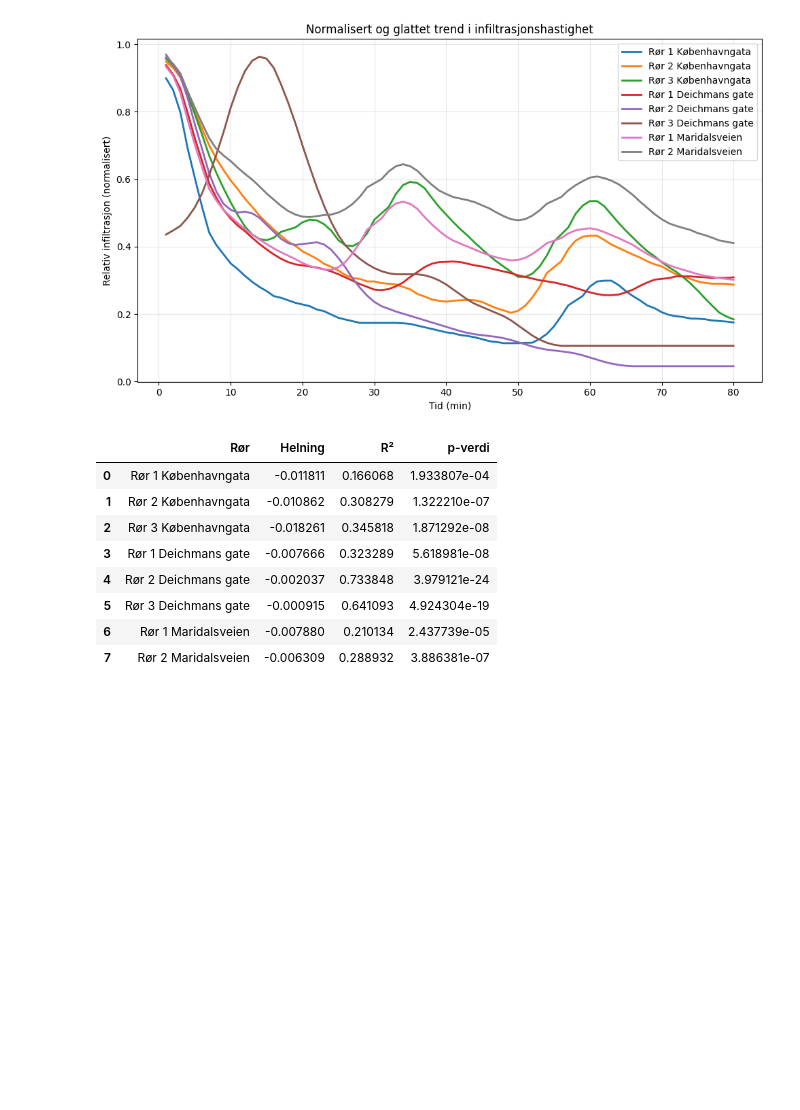
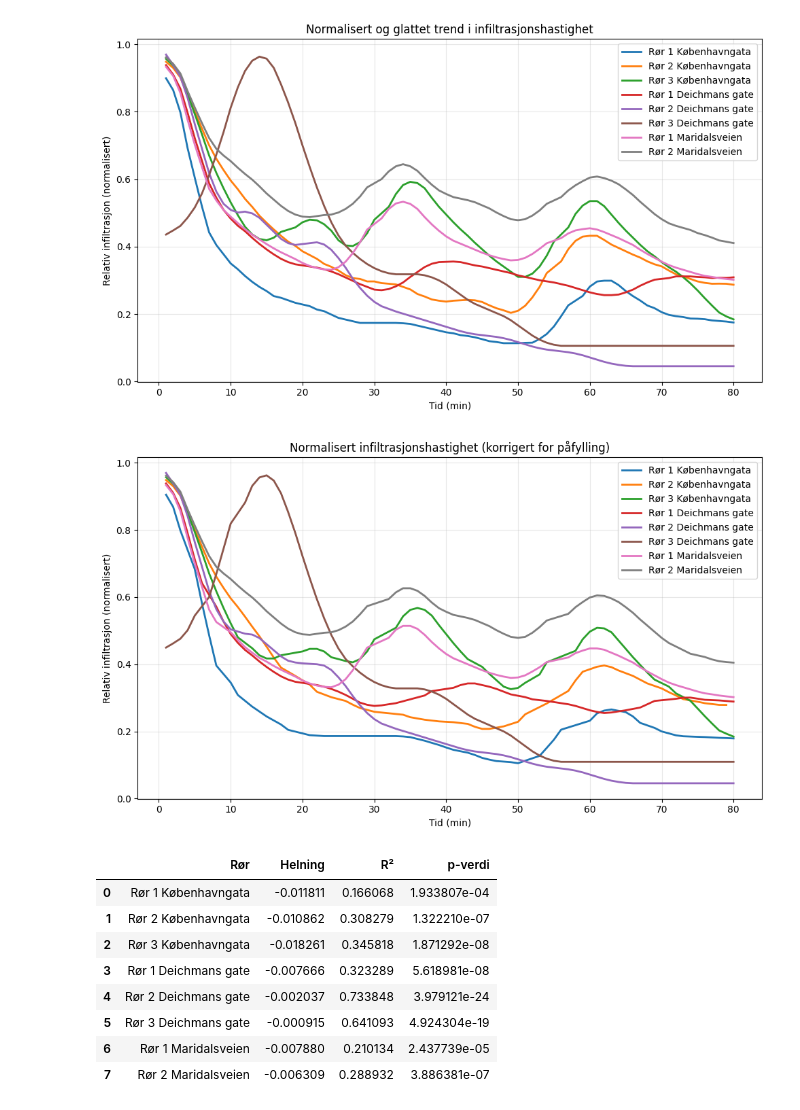
Before and after one commit to jsandtangen/Bachelor, a Jupyter notebook: notebook.ipynb, the cells around one changed output. Drawn from its saved outputs; the diff is of its cells as text; code cells hidden in the pictures; blank space fills up the shorter version.

```diff
--- a/notebook.ipynb
+++ b/notebook.ipynb
@@ -338,6 +338,50 @@ plt.tight_layout()
 plt.show()
 # %% [output]
 [figure]
+# %%
+plt.figure(figsize=(10, 6))
+
+for col in df_hastighet.columns:
+    if col != "Tid i minutter":
+        data = df_hastighet[col].copy()
+        t = df_hastighet["Tid i minutter"]
+
+        # 🔹 Fjern NaN
+        mask = data.notna()
+        data = data[mask]
+        t = t[mask]
+
+        # 🔹 Fjern positive hopp (påfylling)
+        diff_pct = data.pct_change()
+        mask_clean = (diff_pct < 0.15) | (diff_pct.isna())
+        data = data[mask_clean]
+        t = t[mask_clean]
+
+        # 🔹 Hopp over hvis for lite data
+        if len(data) < 5:
+            continue
+
+        # 🔹 Glatting
+        data_smooth = data.rolling(window=7, center=True, min_periods=1).mean()
+
+        # 🔹 Normalisering
+        norm = data_smooth / data_smooth.max()
+
+        # 🔹 Ekstra glatting
+        norm_smooth = norm.rolling(window=5, center=True, min_periods=1).mean()
+
+        # 🔹 Plot
+        plt.plot(t, norm_smooth, linewidth=2, label=col)
+
+plt.xlabel("Tid (min)")
+plt.ylabel("Relativ infiltrasjon (normalisert)")
+plt.title("Normalisert infiltrasjonshastighet (korrigert for påfylling)")
+plt.legend()
+plt.grid(True, alpha=0.3)
+plt.tight_layout()
+plt.show()
+# %% [output]
+[figure, added]
 # %%
 trend_resultater = []
 
```
Also changed, not shown: parts of 1 cell of this notebook.
